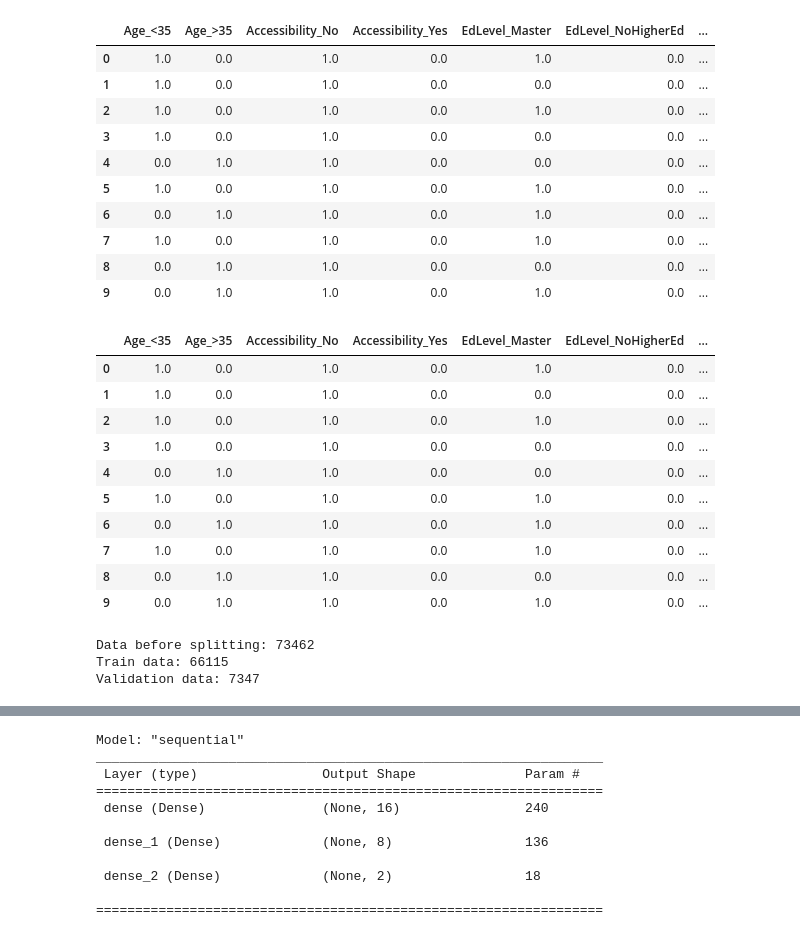
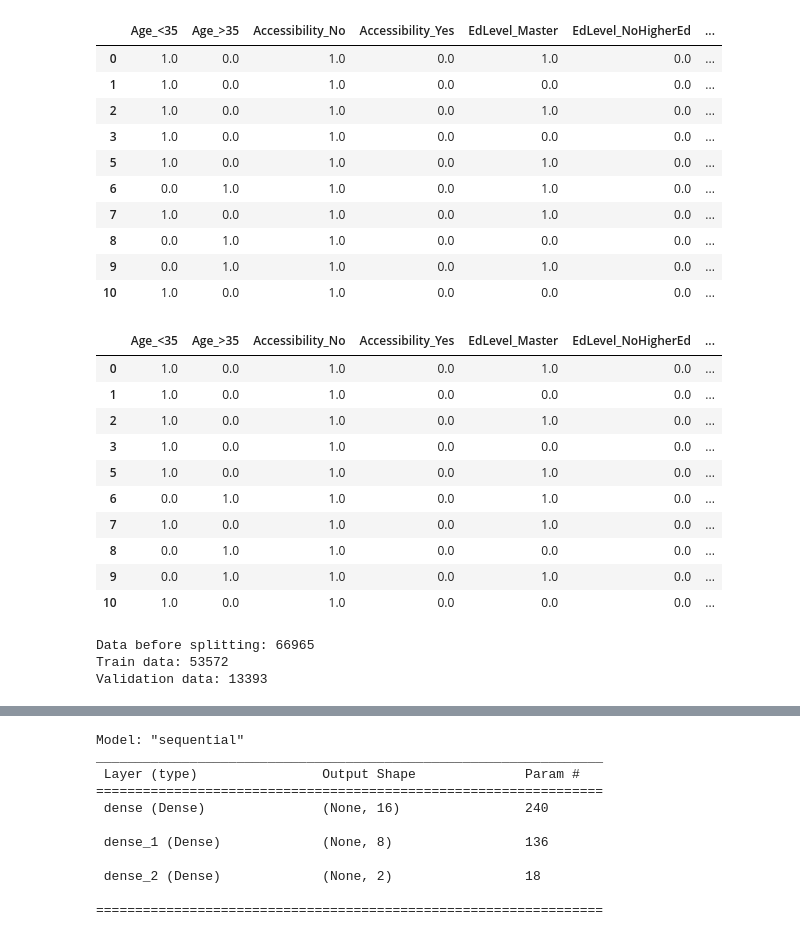
Before and after one commit to abayup14/CapstoneBangkit, a Jupyter notebook: Machine Learning/new_model/model_with_std.ipynb, the cells around one changed output, grey strips where cells are left out. Drawn from its saved outputs; the diff is of its cells as text; code cells hidden in the pictures.

```diff
--- a/Machine Learning/new_model/model_with_std.ipynb
+++ b/Machine Learning/new_model/model_with_std.ipynb
@@ -33,50 +33,50 @@ df_feature_y.head(10)
 # %%
 from sklearn.preprocessing import StandardScaler
 import numpy as np
 
 norm_scaler = StandardScaler()
 
-years_code = df_feature_x["YearsCode"].values.reshape(-1, 1)
-years_code_pro = df_feature_x["YearsCodePro"].values.reshape(-1, 1)
-comp_skill = df_feature_x["ComputerSkills"].values.reshape(-1, 1)
+years_exp = df_feature_x["YearsExp"].values.reshape(-1, 1)
+years_pro_exp = df_feature_x["YearsProExp"].values.reshape(-1, 1)
+num_skills = df_feature_x["NumSkills"].values.reshape(-1, 1)
 
-data_to_normal = np.column_stack((years_code, years_code_pro, comp_skill))
+data_to_normal = np.column_stack((years_exp, years_pro_exp, num_skills))
 
 new_values = norm_scaler.fit_transform(data_to_normal)
 
-df_feature_x["YearsCode"] = new_values[:, 0]
-df_feature_x["YearsCodePro"] = new_values[:, 1]
-df_feature_x["ComputerSkills"] = new_values[:, 2]
+df_feature_x["YearsExp"] = new_values[:, 0]
+df_feature_x["YearsProExp"] = new_values[:, 1]
+df_feature_x["NumSkills"] = new_values[:, 2]
 
 df_feature_x.head(10)
 # %% [output]
 |  | Age_<35 | Age_>35 | Accessibility_No | Accessibility_Yes | EdLevel_Master | EdLevel_NoHigherEd | ... |
 | 0 | 1.0 | 0.0 | 1.0 | 0.0 | 1.0 | 0.0 | ... |
 | 1 | 1.0 | 0.0 | 1.0 | 0.0 | 0.0 | 0.0 | ... |
 | 2 | 1.0 | 0.0 | 1.0 | 0.0 | 1.0 | 0.0 | ... |
 | 3 | 1.0 | 0.0 | 1.0 | 0.0 | 0.0 | 0.0 | ... |
-| 4 | 0.0 | 1.0 | 1.0 | 0.0 | 0.0 | 0.0 | ... |
 | 5 | 1.0 | 0.0 | 1.0 | 0.0 | 1.0 | 0.0 | ... |
 | 6 | 0.0 | 1.0 | 1.0 | 0.0 | 1.0 | 0.0 | ... |
 | 7 | 1.0 | 0.0 | 1.0 | 0.0 | 1.0 | 0.0 | ... |
 | 8 | 0.0 | 1.0 | 1.0 | 0.0 | 0.0 | 0.0 | ... |
 | 9 | 0.0 | 1.0 | 1.0 | 0.0 | 1.0 | 0.0 | ... |
+| 10 | 1.0 | 0.0 | 1.0 | 0.0 | 0.0 | 0.0 | ... |
 # %%
 from sklearn.preprocessing import MinMaxScaler
 
 scaler = MinMaxScaler(feature_range=(0, 1))
 
-years_code = df_feature_x["YearsCode"].values.reshape(-1, 1)
-years_code_pro = df_feature_x["YearsCodePro"].values.reshape(-1, 1)
-comp_skill = df_feature_x["ComputerSkills"].values.reshape(-1, 1)
+years_exp = df_feature_x["YearsExp"].values.reshape(-1, 1)
+years_pro_exp = df_feature_x["YearsProExp"].values.reshape(-1, 1)
+num_skills = df_feature_x["NumSkills"].values.reshape(-1, 1)
 
-data_to_minmax = np.column_stack((years_code, years_code_pro, comp_skill))
+data_to_minmax = np.column_stack((years_exp, years_pro_exp, num_skills))
 
-new_values = scaler.fit_transform(data_to_normal)
+new_values = norm_scaler.fit_transform(data_to_normal)
 
-df_feature_x["YearsCode"] = new_values[:, 0]
-df_feature_x["YearsCodePro"] = new_values[:, 1]
-df_feature_x["ComputerSkills"] = new_values[:, 2]
+df_feature_x["YearsExp"] = new_values[:, 0]
+df_feature_x["YearsProExp"] = new_values[:, 1]
+df_feature_x["NumSkills"] = new_values[:, 2]
 
 df_feature_x.head(10)
 # %% [output]
@@ -85,24 +85,24 @@ df_feature_x.head(10)
 | 1 | 1.0 | 0.0 | 1.0 | 0.0 | 0.0 | 0.0 | ... |
 | 2 | 1.0 | 0.0 | 1.0 | 0.0 | 1.0 | 0.0 | ... |
 | 3 | 1.0 | 0.0 | 1.0 | 0.0 | 0.0 | 0.0 | ... |
-| 4 | 0.0 | 1.0 | 1.0 | 0.0 | 0.0 | 0.0 | ... |
 | 5 | 1.0 | 0.0 | 1.0 | 0.0 | 1.0 | 0.0 | ... |
 | 6 | 0.0 | 1.0 | 1.0 | 0.0 | 1.0 | 0.0 | ... |
 | 7 | 1.0 | 0.0 | 1.0 | 0.0 | 1.0 | 0.0 | ... |
 | 8 | 0.0 | 1.0 | 1.0 | 0.0 | 0.0 | 0.0 | ... |
 | 9 | 0.0 | 1.0 | 1.0 | 0.0 | 1.0 | 0.0 | ... |
+| 10 | 1.0 | 0.0 | 1.0 | 0.0 | 0.0 | 0.0 | ... |
 # %%
 from sklearn.model_selection import train_test_split
-X_train, X_valid, Y_train, Y_valid = train_test_split(df_feature_x, df_feature_y, test_size=0.1, random_state=1)
+X_train, X_valid, Y_train, Y_valid = train_test_split(df_feature_x, df_feature_y, test_size=0.2, random_state=1)
 
 
 print(f"Data before splitting: {len(df_feature_x)}")
 print(f"Train data: {len(X_train)}")
 print(f"Validation data: {len(X_valid)}")
 # %% [output]
-Data before splitting: 73462
-Train data: 66115
-Validation data: 7347
+Data before splitting: 66965
+Train data: 53572
+Validation data: 13393
 # %%
 EPOCH = 20
 LEARNING_RATE = 1e-3
```
Also changed, not shown: parts of 6 cells of this notebook, 9 other files.
